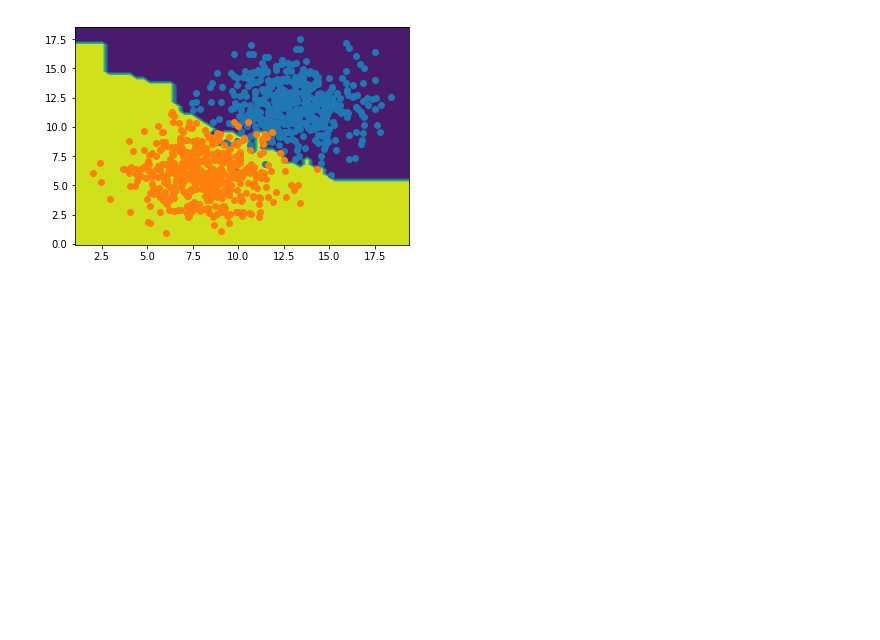
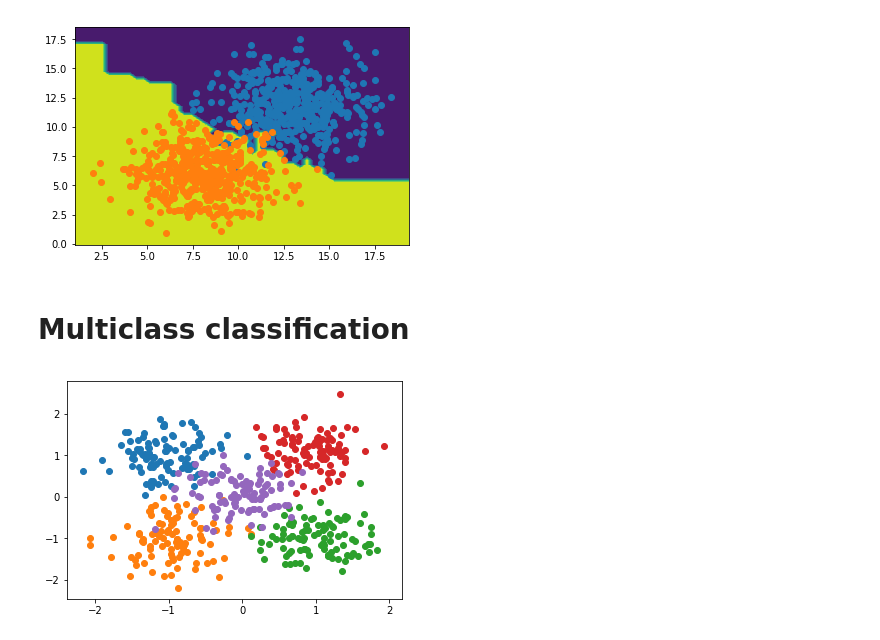
Before and after one commit to ValentinSaulas/self-driving-car-course-udemy, a Jupyter notebook: Keras.ipynb, the cells around one changed output. Drawn from its saved outputs; the diff is of its cells as text; code cells hidden in the pictures; blank space fills up the shorter version.

Commit message:
finished Keras and MNIST classification using ANN

```diff
--- a/Keras.ipynb
+++ b/Keras.ipynb
@@ -131,3 +135,5 @@ plt.scatter(X[n_pts:,0], X[n_pts:,1])
 # %% [output]
 <matplotlib.collections.PathCollection at 0x...>
 [figure]
+# %% [markdown]
+# Multiclass classification
@@ -133,0 +142,15 @@ plt.scatter(X[n_pts:,0], X[n_pts:,1])
+# %%
+nb_pts=500
+centers=[
+    [-1, 1], [-1, -1], [1, -1], [1, 1], [0, 0]
+]
+
+X,y=datasets.make_blobs(n_samples=nb_pts,
+                       random_state=3,
+                       centers=centers,
+                       cluster_std=0.4)
+# %%
+for val in [0,1,2,3,4]:
+    plt.scatter(X[y==val,0],X[y==val,1])
+# %% [output]
+[figure, added]
```
Also changed, not shown: parts of 15 cells of this notebook, 1 other file.
